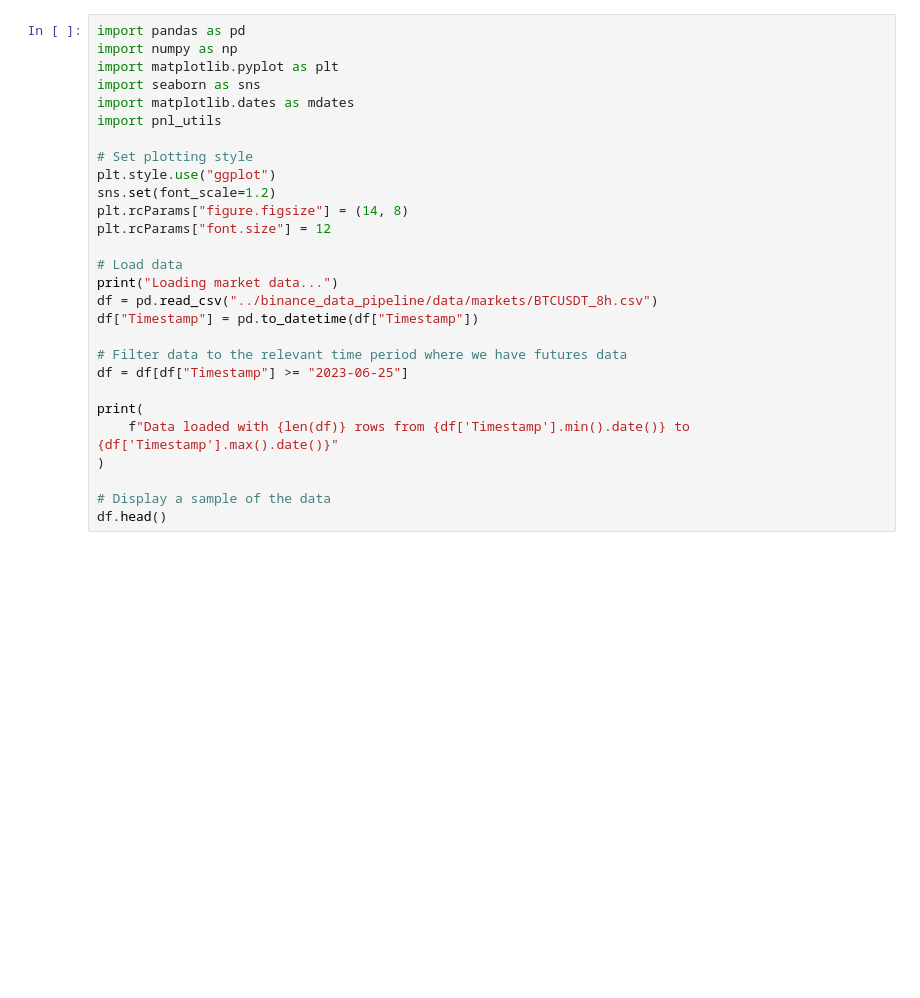
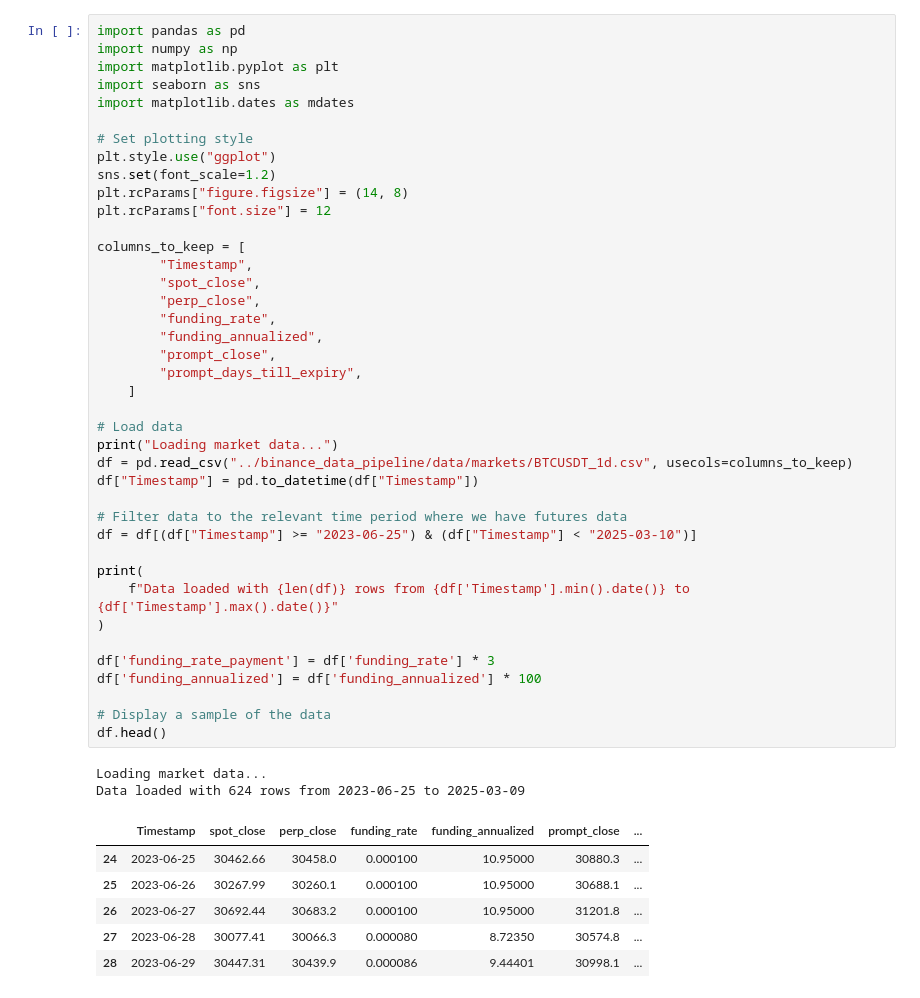
Before and after one commit to gobbles404/perp-arb, a Jupyter notebook: notebooks/Part 2.ipynb, the cells around one changed output. Drawn from its saved outputs; the diff is of its cells as text; blank space fills up the shorter version.

```diff
--- a/notebooks/Part 2.ipynb
+++ b/notebooks/Part 2.ipynb
@@ -1,31 +1,52 @@
 # %%
 import pandas as pd
 import numpy as np
 import matplotlib.pyplot as plt
 import seaborn as sns
 import matplotlib.dates as mdates
-import pnl_utils
 
 # Set plotting style
 plt.style.use("ggplot")
 sns.set(font_scale=1.2)
 plt.rcParams["figure.figsize"] = (14, 8)
 plt.rcParams["font.size"] = 12
 
+columns_to_keep = [
+        "Timestamp",
+        "spot_close",
+        "perp_close",
+        "funding_rate",
+        "funding_annualized",
+        "prompt_close",
+        "prompt_days_till_expiry",
+    ]
+
 # Load data
 print("Loading market data...")
-df = pd.read_csv("../binance_data_pipeline/data/markets/BTCUSDT_8h.csv")
+df = pd.read_csv("../binance_data_pipeline/data/markets/BTCUSDT_1d.csv", usecols=columns_to_keep)
 df["Timestamp"] = pd.to_datetime(df["Timestamp"])
 
 # Filter data to the relevant time period where we have futures data
-df = df[df["Timestamp"] >= "2023-06-25"]
+df = df[(df["Timestamp"] >= "2023-06-25") & (df["Timestamp"] < "2025-03-10")]
 
 print(
     f"Data loaded with {len(df)} rows from {df['Timestamp'].min().date()} to {df['Timestamp'].max().date()}"
 )
 
+df['funding_rate_payment'] = df['funding_rate'] * 3
+df['funding_annualized'] = df['funding_annualized'] * 100
+
 # Display a sample of the data
 df.head()
+# %% [output]
+Loading market data...
+Data loaded with 624 rows from 2023-06-25 to 2025-03-09
+|  | Timestamp | spot_close | perp_close | funding_rate | funding_annualized | prompt_close | ... |
+| 24 | 2023-06-25 | 30462.66 | 30458.0 | 0.000100 | 10.95000 | 30880.3 | ... |
+| 25 | 2023-06-26 | 30267.99 | 30260.1 | 0.000100 | 10.95000 | 30688.1 | ... |
+| 26 | 2023-06-27 | 30692.44 | 30683.2 | 0.000100 | 10.95000 | 31201.8 | ... |
+| 27 | 2023-06-28 | 30077.41 | 30066.3 | 0.000080 | 8.72350 | 30574.8 | ... |
+| 28 | 2023-06-29 | 30447.31 | 30439.9 | 0.000086 | 9.44401 | 30998.1 | ... |
 # %%
 # Step 1: Data Preprocessing and Metric Calculation
 print("\n--- Step 1: Computing Key Metrics ---")
```
Also changed, not shown: parts of 13 cells of this notebook, 6 other files.
